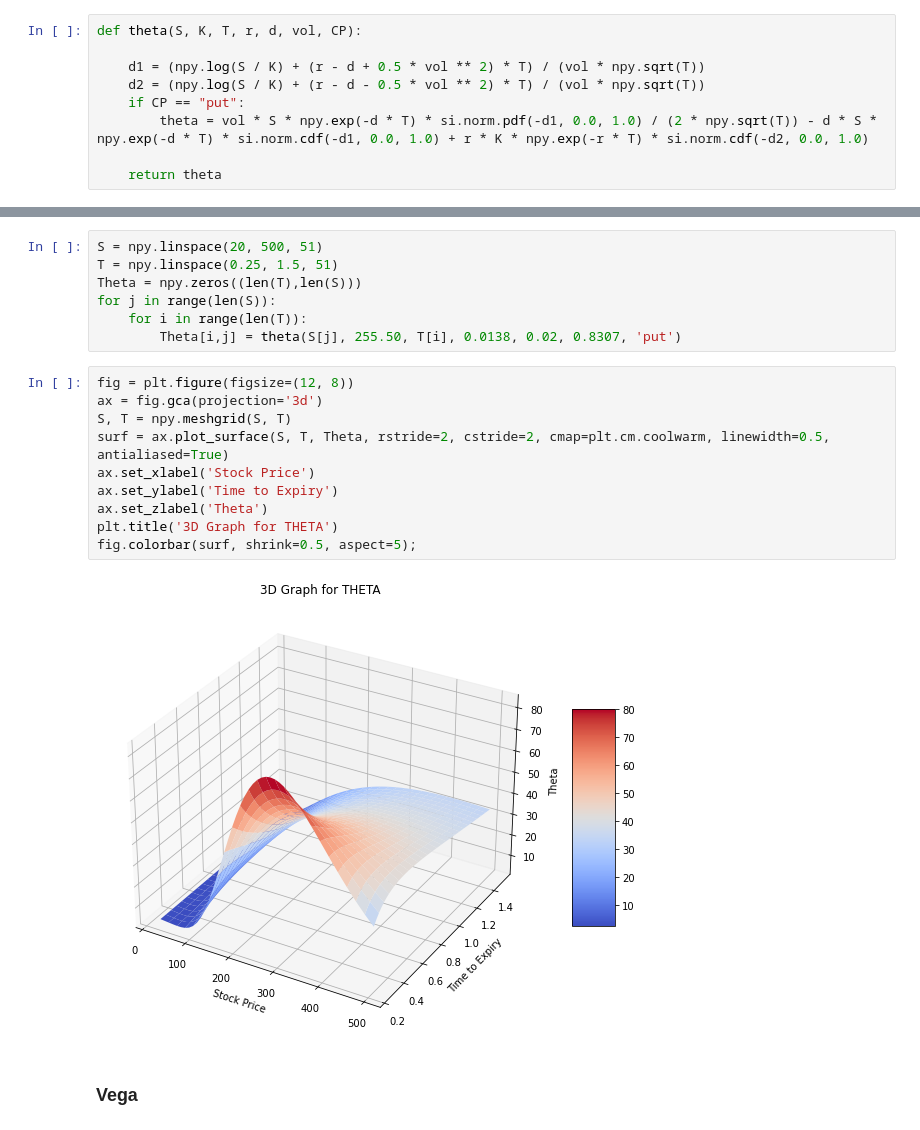
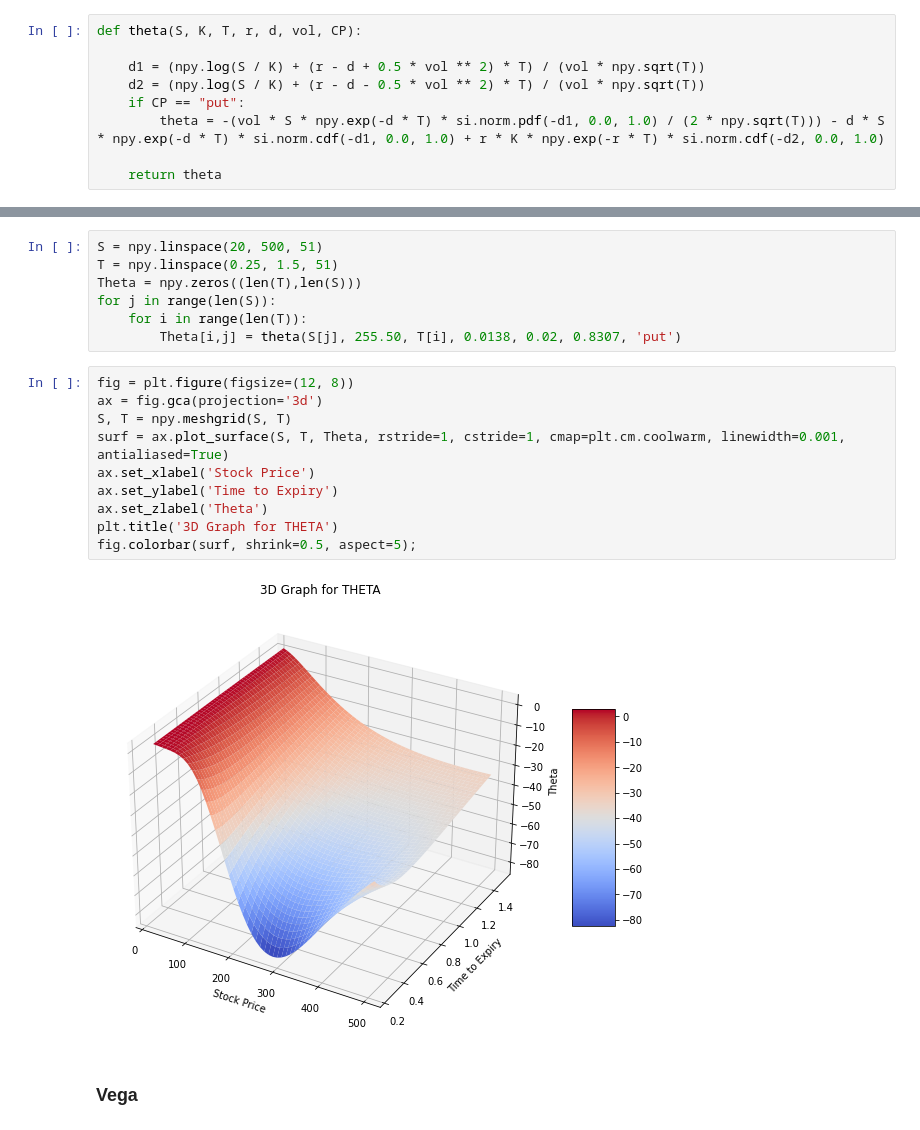
Before and after one commit to RTAHIRI/CMF-REPORT, a Jupyter notebook: Coursework.ipynb, the cells around one changed output, grey strips where cells are left out. Saved outputs shown, nothing was run; the diff lists cells and outputs as text.

```diff
--- a/Coursework.ipynb
+++ b/Coursework.ipynb
@@ -384,7 +384,7 @@ def theta(S, K, T, r, d, vol, CP):
     d1 = (npy.log(S / K) + (r - d + 0.5 * vol ** 2) * T) / (vol * npy.sqrt(T))
     d2 = (npy.log(S / K) + (r - d - 0.5 * vol ** 2) * T) / (vol * npy.sqrt(T))
     if CP == "put":
-        theta = vol * S * npy.exp(-d * T) * si.norm.pdf(-d1, 0.0, 1.0) / (2 * npy.sqrt(T)) - d * S * npy.exp(-d * T) * si.norm.cdf(-d1, 0.0, 1.0) + r * K * npy.exp(-r * T) * si.norm.cdf(-d2, 0.0, 1.0)
+        theta = -(vol * S * npy.exp(-d * T) * si.norm.pdf(-d1, 0.0, 1.0) / (2 * npy.sqrt(T))) - d * S * npy.exp(-d * T) * si.norm.cdf(-d1, 0.0, 1.0) + r * K * npy.exp(-r * T) * si.norm.cdf(-d2, 0.0, 1.0)
 
     return theta
 # %%
@@ -418,15 +418,15 @@ for j in range(len(S)):
 # %%
 fig = plt.figure(figsize=(12, 8))
 ax = fig.gca(projection='3d')
 S, T = npy.meshgrid(S, T)
-surf = ax.plot_surface(S, T, Theta, rstride=2, cstride=2, cmap=plt.cm.coolwarm, linewidth=0.5, antialiased=True)
+surf = ax.plot_surface(S, T, Theta, rstride=1, cstride=1, cmap=plt.cm.coolwarm, linewidth=0.001, antialiased=True)
 ax.set_xlabel('Stock Price')
 ax.set_ylabel('Time to Expiry')
 ax.set_zlabel('Theta')
 plt.title('3D Graph for THETA')
 fig.colorbar(surf, shrink=0.5, aspect=5);
 # %% [output]
-[figure, old version]
+[figure, new version]
 # %% [markdown]
 ### Vega
 # %%
```
Also changed, not shown: parts of 2 cells of this notebook.
